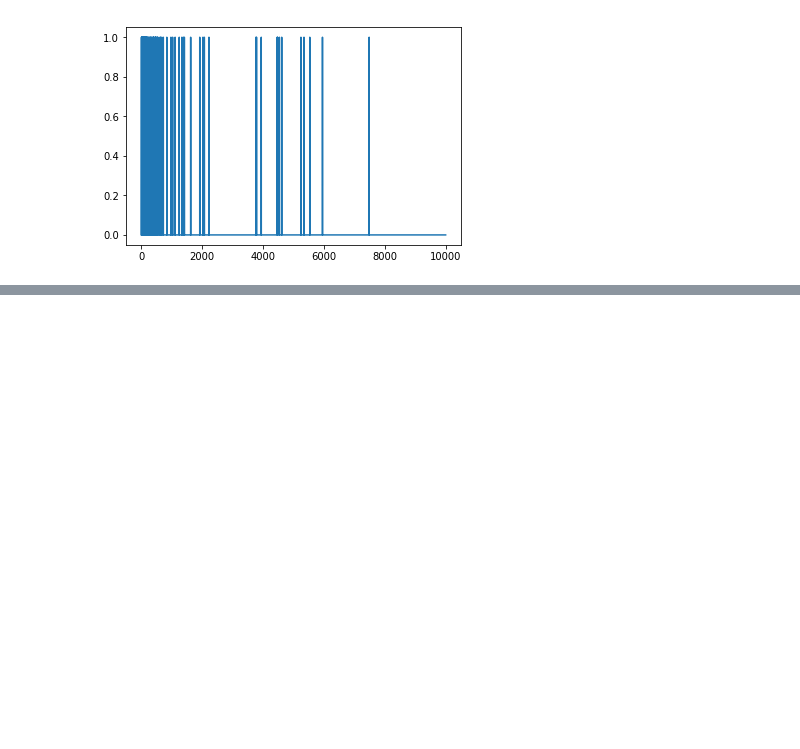
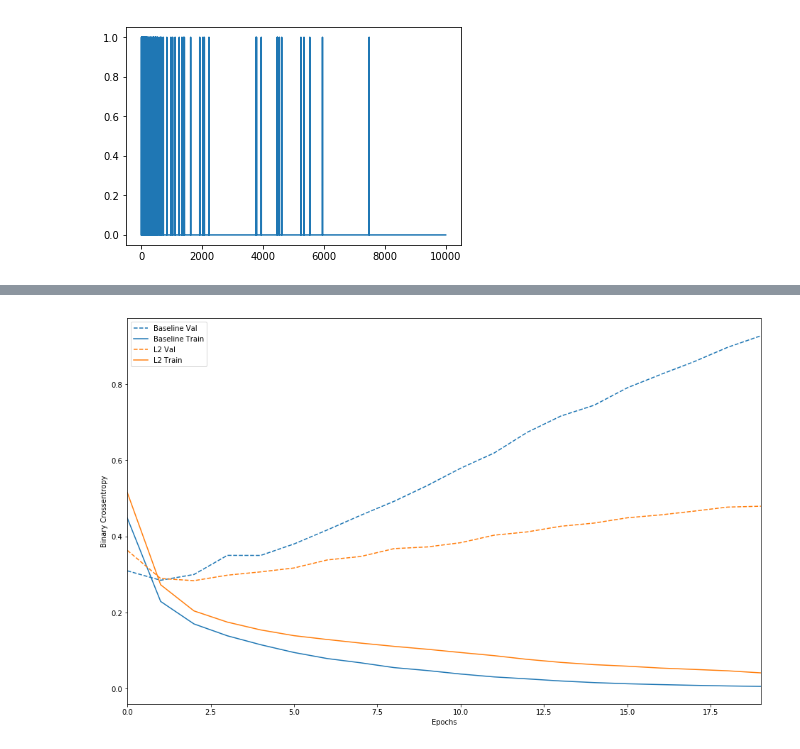
Before and after one commit to AlanItzep/DL, a Jupyter notebook: overfitting_unverfitting.ipynb, the cells around one changed output, grey strips where cells are left out. Drawn from its saved outputs; the diff is of its cells as text; code cells hidden in the pictures; blank space fills up the shorter version.

```diff
--- a/overfitting_unverfitting.ipynb
+++ b/overfitting_unverfitting.ipynb
@@ -209,0 +216,17 @@ l2_model=keras.models.Sequentila([
+# %%
+l2_model=keras.models.Sequential([
+    keras.layers.Dense(16,kernel_regularizer=keras.regularizers.l2(0.001),
+                      activation=tf.nn.relu,input_shape=(NUM_WORDS,)),
+    keras.layers.Dense(16,kernel_regularizer=keras.regularizers.l2(0.001),
+                      activation=tf.nn.relu),
+    keras.layers.Dense(1,activation=tf.nn.sigmoid)
+])
+
+l2_model.compile(optimizer='adam',
+                loss='binary_crossentropy',
+                metrics=['accuracy','binary_crossentropy'])
+l2_model_history=l2_model.fit(train_data,train_labels,
+                             epochs=20,
+                             batch_size=512,
+                             validation_data=(test_data,test_labels),
+                             verbose=2)
@@ -209,0 +251,5 @@ l2_model=keras.models.Sequentila([
+# %%
+plot_history([('baseline',baseline_history),
+              ('l2',l2_model_history)])
+# %% [output]
+[figure, added]
```
Also changed, not shown: parts of 12 cells of this notebook.
